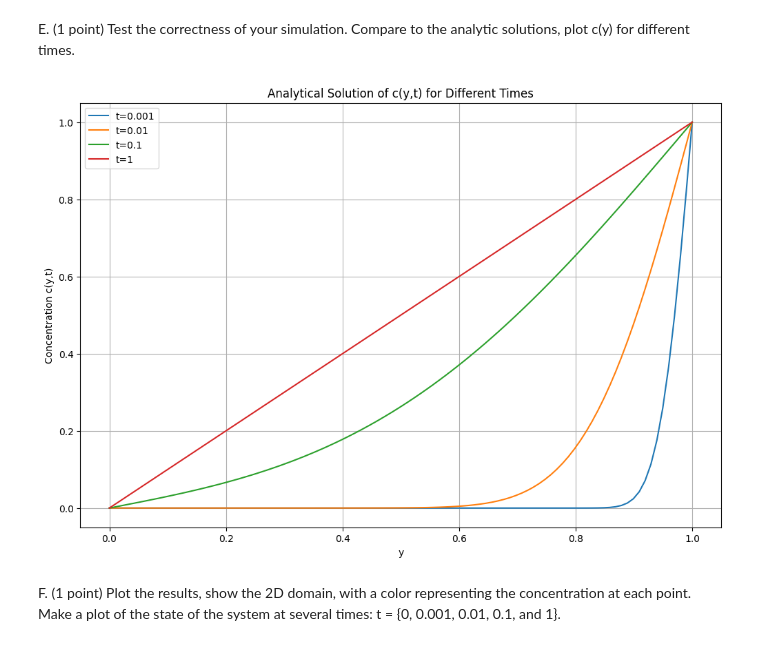
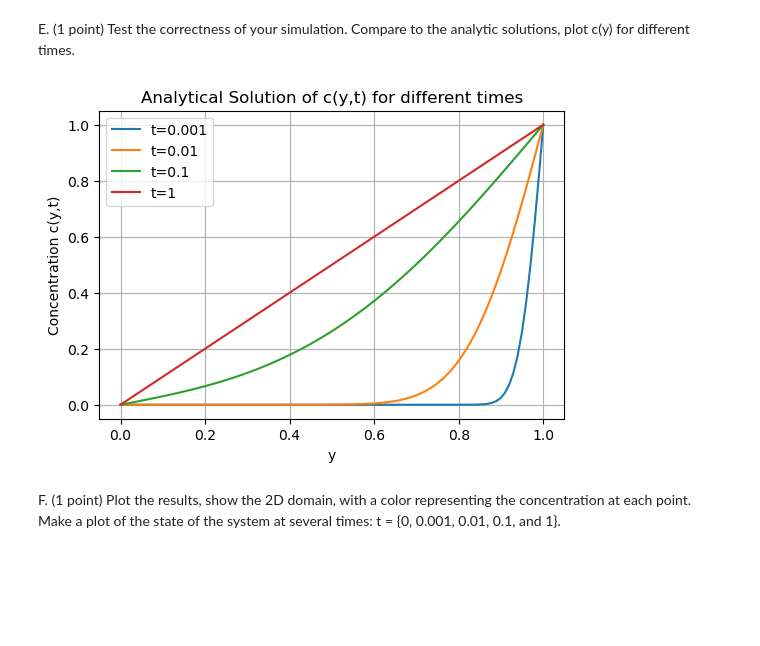
Before and after one commit to jonas4climate/modelling-natural-processes, a Jupyter notebook: Set1_incomplete.ipynb, the cells around one changed output. Cells and saved outputs as stored; diff of their text form; code cells hidden in the pictures; blank space fills up the shorter version.

```diff
--- a/Set1_incomplete.ipynb
+++ b/Set1_incomplete.ipynb
@@ -31,8 +31,8 @@ def solve_wave_equation(psi_init, L, c, T, Nx, dt):
     # Discretization
     dx = L/Nx # spatial step size
     Nt = int(T/dt)+1 # Total number of time steps
-    psi = np.zeros((Nx+1, Nt)) # Vibration amplitude psi(x,t) matrix
-    x = np.linspace(0, L, Nx+1) # spatial grid
+    psi = np.zeros((Nx, Nt)) # Vibration amplitude psi(x,t) matrix
+    x = np.linspace(0, L, Nx) # spatial grid
 
     # Initial conditions
     psi[:,0] = psi_init(x)
@@ -44,7 +44,7 @@ def solve_wave_equation(psi_init, L, c, T, Nx, dt):
 
     # Stepping through time
     for t in range(2, Nt):
-        for x in range(1, Nx): # exclude simulating at boundaries
+        for x in range(1, Nx-1): # exclude simulating at boundaries
             psi[x, t] = c**2 * (dt**2)/(dx**2) * (psi[x+1, t-1] + psi[x-1, t-1] - 2*psi[x, t-1]) - psi[x, t-2] + 2*psi[x, t-1]
 
     return psi
@@ -107,9 +107,9 @@ for i, (f0, init_label) in enumerate(zip(init_conditions, init_labels)):
 # Plotting
 fig, axs = plt.subplots(3, 1, figsize=(8, 12), sharex=True, layout='tight')
 times = np.linspace(0, T, 5)
-time_labels = [f'T={t}' for t in times]
+time_labels = [f't={t}s' for t in times]
 colors = ['blue', 'green', 'red', 'cyan', 'magenta']
-x = np.linspace(0, L, Nx+1)
+x = np.linspace(0, L, Nx)
 
 for i, (psi, init_label) in enumerate(zip(psis, init_labels)):
     for j, (time, time_label, color) in enumerate(zip(times, time_labels, colors)):
@@ -153,7 +153,7 @@ def animate_wave_equation(psi, title, file_title, L=1.0, T=1.0, total_frames=100
 
     def animate(i):
         line.set_ydata(psi[:,i * frame_interval])
-        plt.title(title + f' (T={i * frame_interval / psi.shape[1] * T:.2f})')
+        plt.title(title + f' (t={i * frame_interval / psi.shape[1] * T:.2f}s)')
         return line,
 
     anim = FuncAnimation(fig, animate, frames=total_frames, interval=1000//60, blit=True, repeat=True)
@@ -221,33 +228,33 @@ solutions, plot c(y) for different times.
 # %%
 # Diffusion constant
 D = 1
 
 # Function to compute the analytical solution for a given y and t
 def analytical_solution(y, t, terms=50):
     result = 0
     for i in range(terms):
         result += erfc((1 - y + 2*i) / np.sqrt(4*D*t)) - erfc((1 + y + 2*i) / np.sqrt(4*D*t))
     return result
 
 # y values for plotting
 y_values = np.linspace(0, 1, 100)
 
 # Time values for which the solutions will be plotted
 time_values = [0.001, 0.01, 0.1, 1]
 
 # Plotting
-plt.figure(figsize=(12, 8))
+plt.figure(figsize=(6, 4))
 for t in time_values:
     plt.plot(y_values, analytical_solution(y_values, t), label=f't={t}')
 
-plt.title('Analytical Solution of c(y,t) for Different Times')
+plt.title('Analytical Solution of c(y,t) for different times')
 plt.xlabel('y')
 plt.ylabel('Concentration c(y,t)')
 plt.legend()
 plt.grid(True)
 plt.show()
 # %% [output]
-[figure, old version]
+[figure, new version]
 # %% [markdown]
 F. (1 point) Plot the results, show the 2D domain, with a color representing the
 concentration at each point. Make a plot of the state of the system at several times:
```
Also changed, not shown: parts of 3 cells of this notebook, 5 other files.
